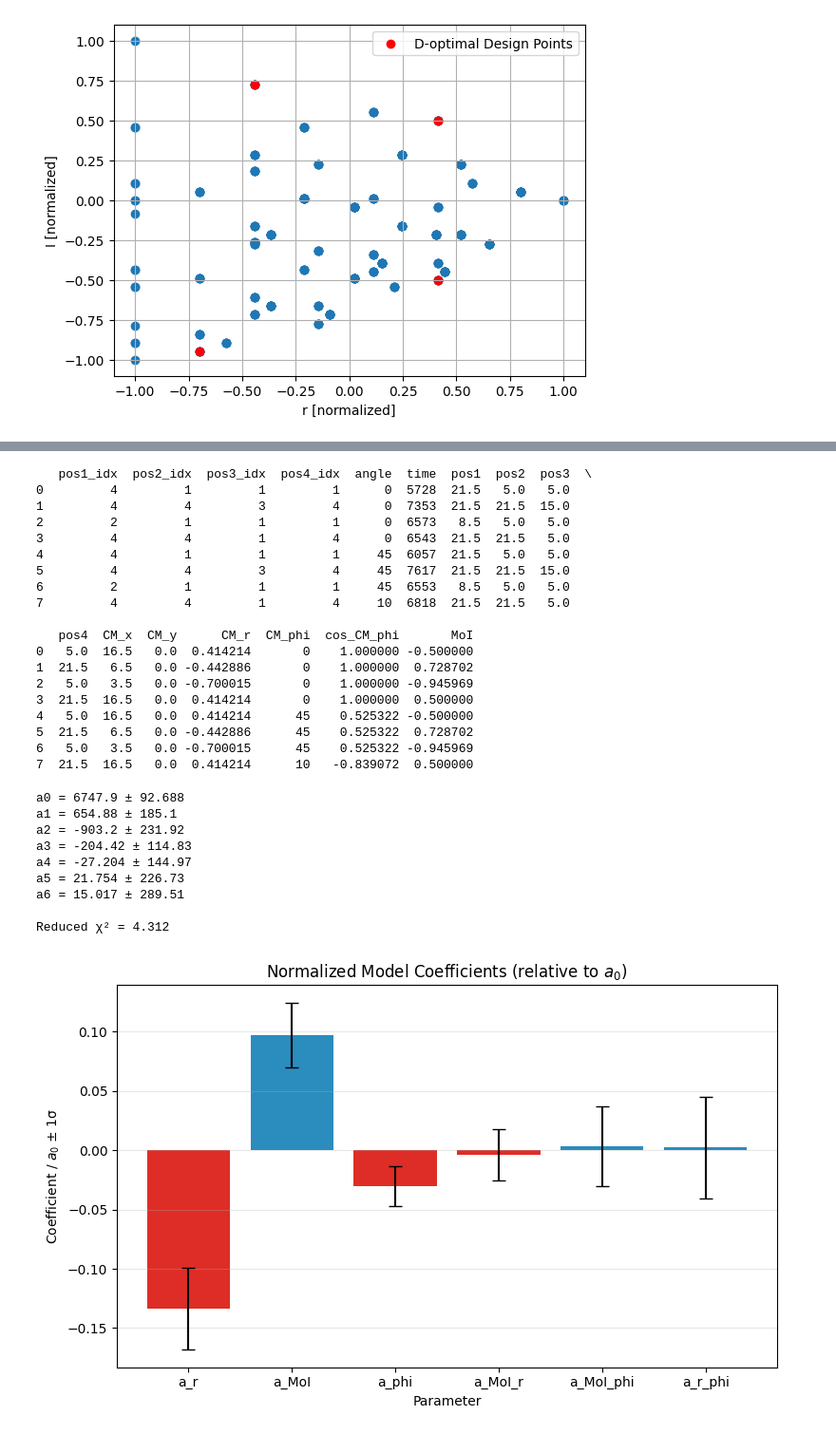
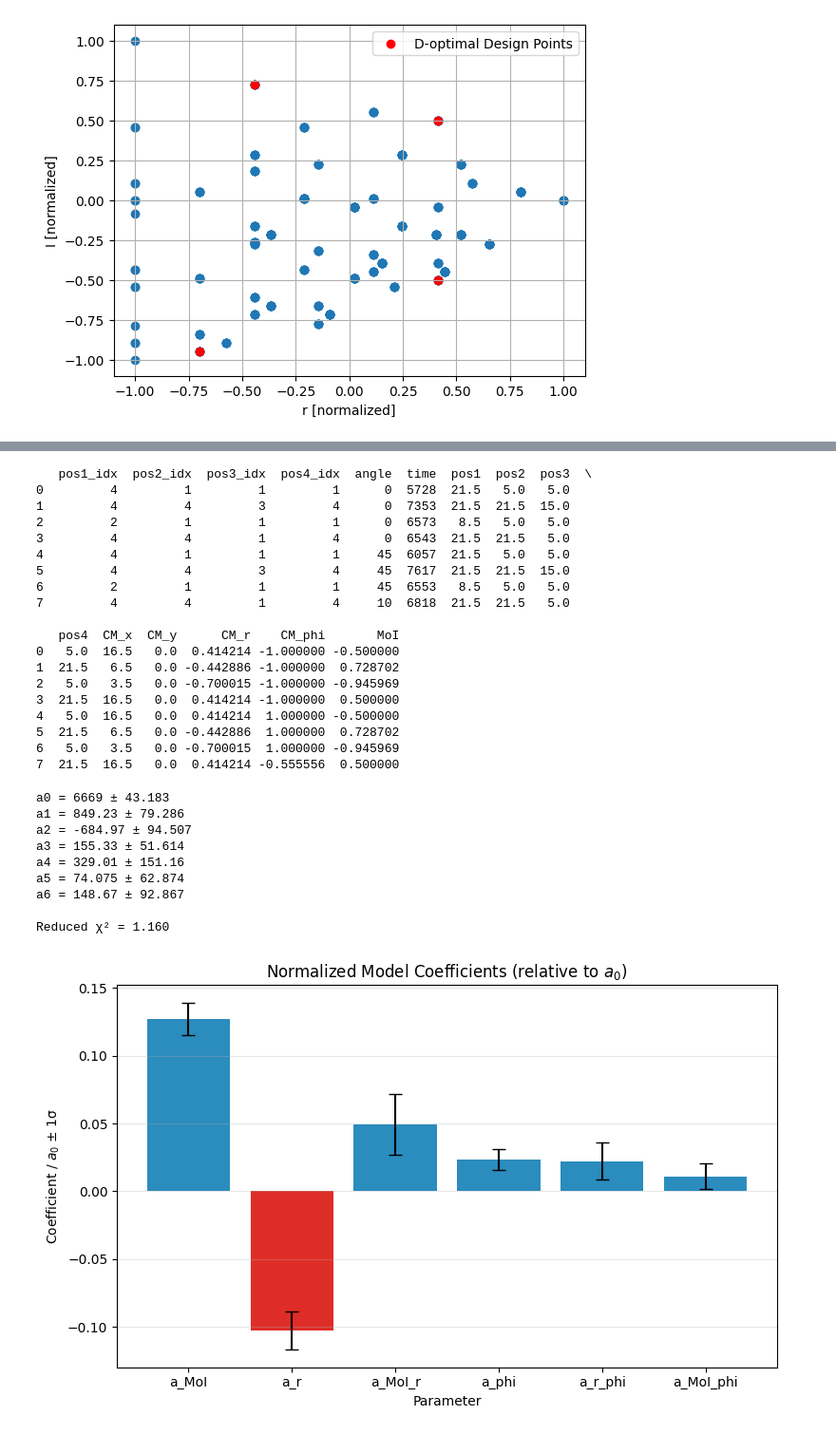
Before and after one commit to Fantastic-Fabian/Doe, a Jupyter notebook: Project.ipynb, the cells around one changed output, grey strips where cells are left out. Shown: that part at 95% size. Saved outputs shown, nothing was run; the diff lists cells and outputs as text; code cells hidden in the pictures.

```diff
--- a/Project.ipynb
+++ b/Project.ipynb
@@ -24,7 +24,6 @@ df["CM_x"] = df["pos1"] - df["pos3"]
 df["CM_y"] = df["pos4"] - df["pos2"]
 df["CM_r"] = np.sqrt(df["CM_x"]**2 + df["CM_y"]**2)
 df["CM_phi"] = np.arctan2(df["CM_y"], df["CM_x"])
-df["cos_CM_phi"] = np.cos(df["CM_phi"])
 
 df["MoI"] = (df["pos1"]**2 + df["pos2"]**2 + df["pos3"]**2 + df["pos4"]**2)/4
 
@@ -36,12 +35,11 @@ def scale_MoI(x):
 CM_r_max, CM_r_min = df["CM_r"].max(), df["CM_r"].min()
 def scale_CM_r(x):
     return 2 * (x - CM_r_min) / (CM_r_max - CM_r_min) - 1
-CM_cos_phi_max, CM_cos_phi_min = df["cos_CM_phi"].max(), df["cos_CM_phi"].min()
-def scale_CM_cos_phi(x):
-    return 2 * (x - CM_cos_phi_min) / (CM_cos_phi_max - CM_cos_phi_min) - 1
+CM_phi_max, CM_phi_min = 45, 0
+def scale_CM_phi(x):
+    return 2 * (x - CM_phi_min) / (CM_phi_max - CM_phi_min) - 1
 df["MoI"] = df["MoI"].apply(scale_MoI)
 df["CM_r"] = df["CM_r"].apply(scale_CM_r)
-df["cos_CM_phi"] = df["cos_CM_phi"].apply(scale_CM_cos_phi)
 # %%
 plt.figure()
 plt.scatter(df["CM_r"], df["MoI"])
@@ -206,14 +204,13 @@ def read_data(file_path):
     data_1["CM_y"] = data_1["pos4"] - data_1["pos2"]
     data_1["CM_r"] = np.sqrt(data_1["CM_x"]**2 + data_1["CM_y"]**2)
     data_1["CM_phi"] = data_1["angle"]
-    data_1["cos_CM_phi"] = np.cos(data_1["CM_phi"])
 
     data_1["MoI"] = (data_1["pos1"]**2 + data_1["pos2"]**2 + data_1["pos3"]**2 + data_1["pos4"]**2)/4
 
     # scale
     data_1["MoI"] = data_1["MoI"].apply(scale_MoI)
     data_1["CM_r"] = data_1["CM_r"].apply(scale_CM_r)
-    data_1["cos_CM_phi"] = data_1["cos_CM_phi"].apply(scale_CM_cos_phi)
+    data_1["CM_phi"] = data_1["CM_phi"].apply(scale_CM_phi)
 
     print(data_1)
     return data_1
@@ -229,15 +226,15 @@ data_1 = read_data("data_1.csv")
 6         2         1         1         1     45  6553   8.5   5.0   5.0
 7         4         4         1         4     10  6818  21.5  21.5   5.0
 
-   pos4  CM_x  CM_y      CM_r  CM_phi  cos_CM_phi       MoI
-0   5.0  16.5   0.0  0.414214       0    1.000000 -0.500000
-1  21.5   6.5   0.0 -0.442886       0    1.000000  0.728702
-2   5.0   3.5   0.0 -0.700015       0    1.000000 -0.945969
-3  21.5  16.5   0.0  0.414214       0    1.000000  0.500000
-4   5.0  16.5   0.0  0.414214      45    0.525322 -0.500000
-5  21.5   6.5   0.0 -0.442886      45    0.525322  0.728702
-6   5.0   3.5   0.0 -0.700015      45    0.525322 -0.945969
-7  21.5  16.5   0.0  0.414214      10   -0.839072  0.500000
+   pos4  CM_x  CM_y      CM_r    CM_phi       MoI
+0   5.0  16.5   0.0  0.414214 -1.000000 -0.500000
+1  21.5   6.5   0.0 -0.442886 -1.000000  0.728702
+2   5.0   3.5   0.0 -0.700015 -1.000000 -0.945969
+3  21.5  16.5   0.0  0.414214 -1.000000  0.500000
+4   5.0  16.5   0.0  0.414214  1.000000 -0.500000
+5  21.5   6.5   0.0 -0.442886  1.000000  0.728702
+6   5.0   3.5   0.0 -0.700015  1.000000 -0.945969
+7  21.5  16.5   0.0  0.414214 -0.555556  0.500000
 # %%
 def interaction(vars, a0, a1, a2, a3, a4, a5, a6):
     MoI, CM_r, CM_phi = vars
@@ -255,7 +252,7 @@ def interaction(vars, a0, a1, a2, a3, a4, a5, a6):
 names_interaction = ["a_MoI", "a_r", "a_phi", "a_MoI_r", "a_MoI_phi", "a_r_phi"]
 # --- Prepare inputs ---
 def fit_data(data, model_function):
-    xdata = np.vstack((data["MoI"], data["CM_r"], data["cos_CM_phi"]))
+    xdata = np.vstack((data["MoI"], data["CM_r"], data["CM_phi"]))
     ydata = data["time"]
     sigma_time =110 * np.ones_like(ydata)
 
@@ -281,17 +278,17 @@ def fit_data(data, model_function):
     return popt, pcov
 popt_int, pcov_int = fit_data(data_1, interaction)
 # %% [output]
-a0 = 6747.9 ± 92.688
-a1 = 654.88 ± 185.1
-a2 = -903.2 ± 231.92
-a3 = -204.42 ± 114.83
-a4 = -27.204 ± 144.97
-a5 = 21.754 ± 226.73
-a6 = 15.017 ± 289.51
+a0 = 6669 ± 43.183
+a1 = 849.23 ± 79.286
+a2 = -684.97 ± 94.507
+a3 = 155.33 ± 51.614
+a4 = 329.01 ± 151.16
+a5 = 74.075 ± 62.874
+a6 = 148.67 ± 92.867
 
-Reduced χ² = 4.312
+Reduced χ² = 1.160
 # %%
-def plot_normalized_coefficients(popt, pcov, names):
+def plot_normalized_coefficients(popt, pcov, names, modelname="interaction"):
     perr = np.sqrt(np.diag(pcov))
 
     # --- Normalize by a_0 ---
@@ -302,34 +299,34 @@ def plot_normalized_coefficients(popt, pcov, names):
     normalized_errors = np.abs(normalized_values) * np.sqrt(
         (perr[1:] / popt[1:])**2 + (perr[0] / popt[0])**2
     )
 
     # --- Compute absolute effects for sorting ---
     abs_effects_norm = np.abs(normalized_values)
 
     # --- Sort by absolute value ---
     sort_idx = np.argsort(abs_effects_norm)[::-1]
     sorted_names = np.array(names)[sort_idx]
     sorted_values = normalized_values[sort_idx]
     sorted_errors = normalized_errors[sort_idx]
 
     # --- Plot ---
     plt.figure(figsize=(8, 5))
     bars = plt.bar(
         sorted_names,
         sorted_values,
         yerr=sorted_errors,
         capsize=5,
         color=["#2b8cbe" if val >= 0 else "#de2d26" for val in sorted_values],
     )
     plt.title("Normalized Model Coefficients (relative to $a_0$)")
     plt.ylabel("Coefficient / $a_0$ ± 1σ")
     plt.xlabel("Parameter")
     plt.grid(alpha=0.3, axis="y")
     plt.tight_layout()
-    plt.savefig("model_coefficients_normalized.png")
+    plt.savefig(f"model_coefficients_normalized_{modelname}.png")
     plt.show()
 plot_normalized_coefficients(popt_int, pcov_int, names_interaction)
 # %% [output]
-[figure, old version]
+[figure, new version]
 # %%
 # evaluate all points in df based on the model (phi fixed at 0)
```
Also changed, not shown: parts of 12 cells of this notebook, 8 other files.
